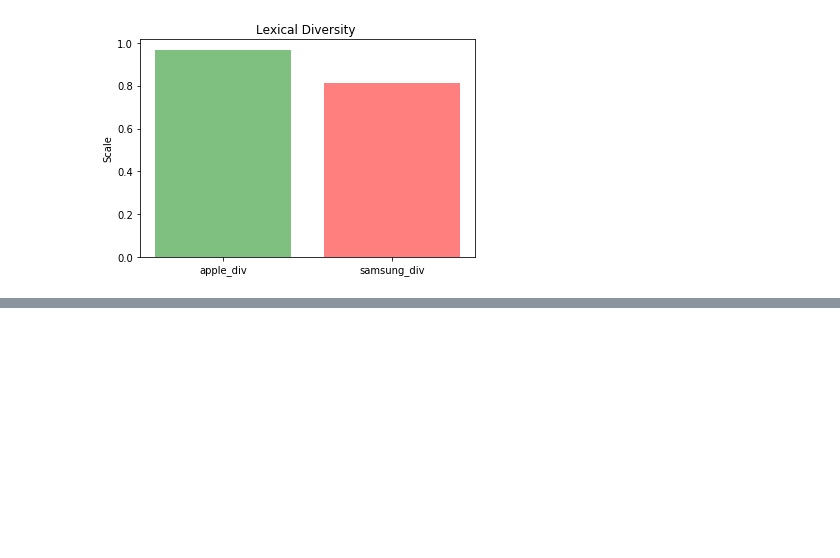
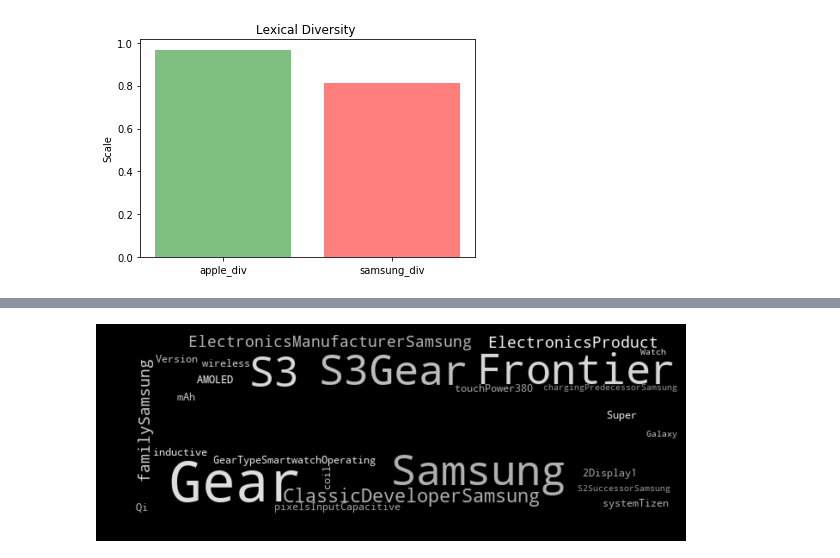
Before and after one commit to 44520-s19/wm-final-project-RudraPotturi, a Jupyter notebook: Final Project.ipynb, the cells around one changed output, grey strips where cells are left out. Saved outputs shown, nothing was run; the diff lists cells and outputs as text; code cells hidden in the pictures; blank space fills up the shorter version.

```diff
--- a/Final Project.ipynb
+++ b/Final Project.ipynb
@@ -219,0 +210,25 @@ plt.show()
+# %%
+import pickle
+with open('samsung_text.pkl', 'wb') as f:
+    pickle.dump(sams_text, f)
+# %%
+with open('samsung_text.pkl', 'rb') as f:
+    words = pickle.load(f)
+# %%
+mask = np.array(Image.open(requests.get('http://pluspng.com/img-png/samsung-logo-png-file-samsung-logo-black-svg-640.png', stream=True).raw))
+
+# This function takes in your text and your mask and generates a wordcloud.
+def generate_wordcloud(words, mask):
+    word_cloud = WordCloud(width = 312, height = 312, background_color='black', stopwords=STOPWORDS, mask=mask).generate(word)
+    plt.figure(figsize=(8,6),facecolor = 'black', edgecolor='white')
+    plt.imshow(word_cloud)
+    plt.axis('off')
+    plt.tight_layout(pad=0)
+    plt.imshow(word_cloud.recolor(color_func=grey_color_func, random_state=3),
+           interpolation="bilinear")
+    plt.show()
+
+#Run the following to generate your wordcloud
+generate_wordcloud(word, mask)
+# %% [output]
+[figure, added]
```
Also changed, not shown: parts of 14 cells of this notebook, 1 other file.
